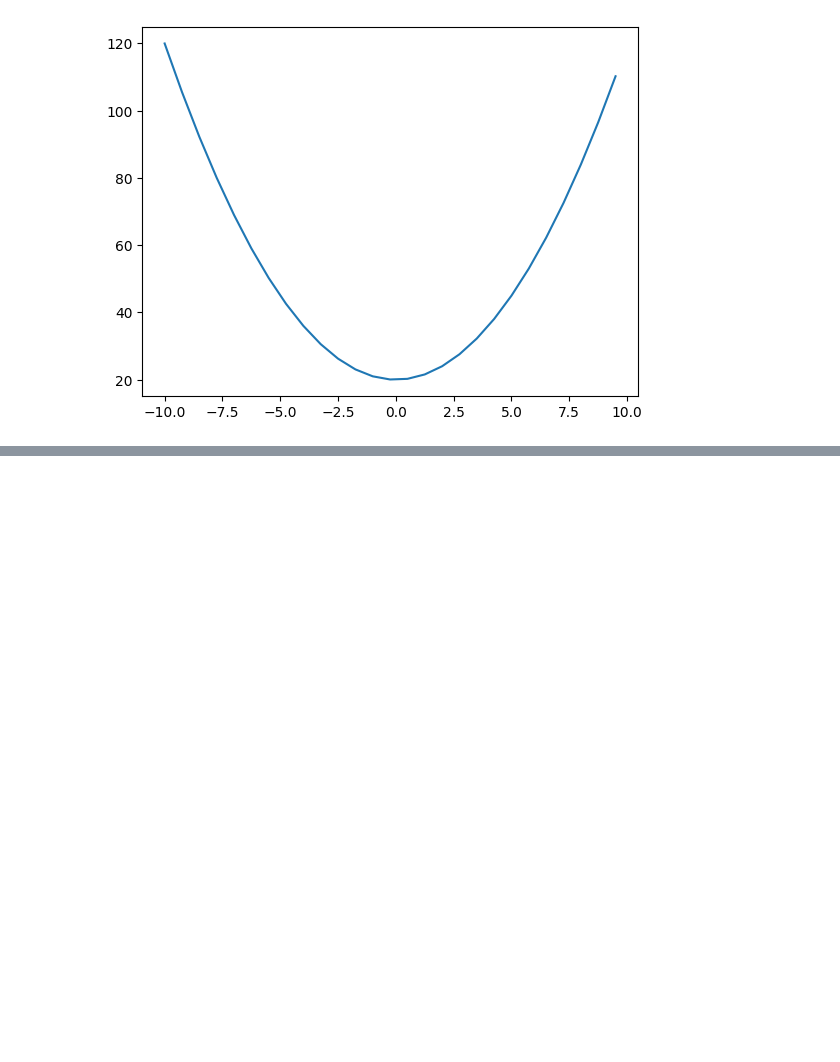
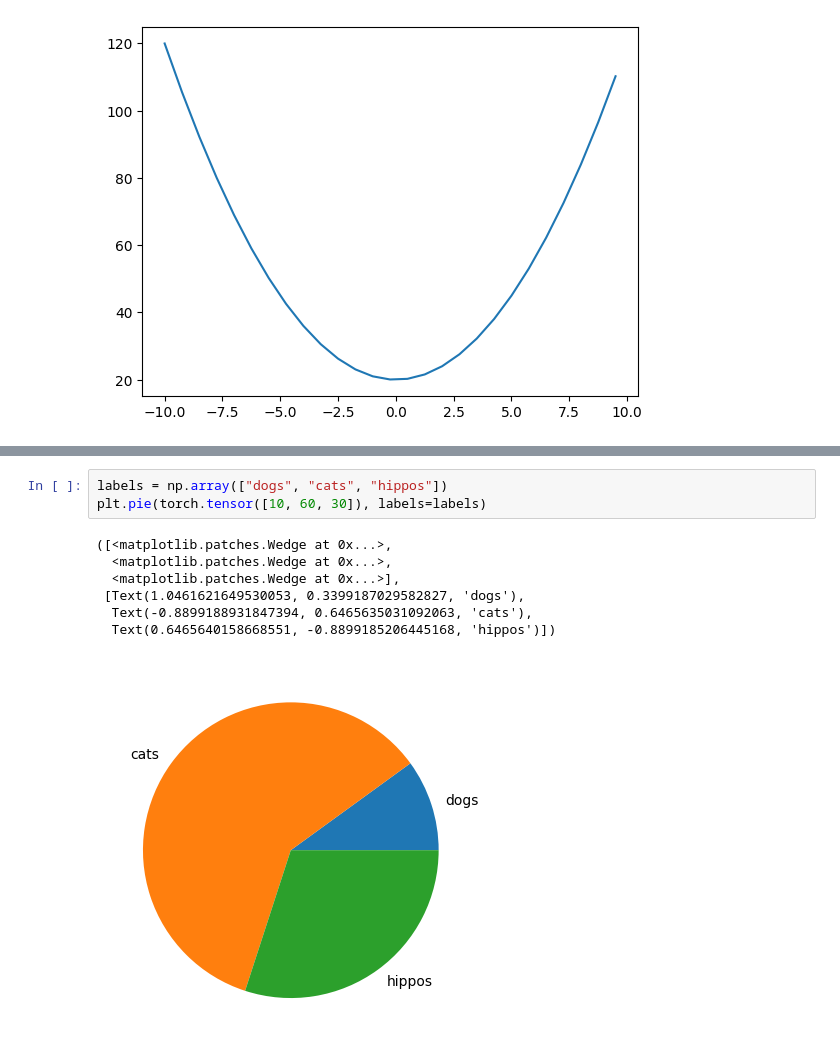
Before and after one commit to shreykx/pytorch-playground, a Jupyter notebook: pytorcher.ipynb, the cells around one changed output, grey strips where cells are left out. Cells and saved outputs as stored; diff of their text form; blank space fills up the shorter version.

```diff
--- a/pytorcher.ipynb
+++ b/pytorcher.ipynb
@@ -29,0 +40,11 @@ plt.plot(xs, ys)
+# %%
+labels = np.array(["dogs", "cats", "hippos"])
+plt.pie(torch.tensor([10, 60, 30]), labels=labels)
+# %% [output]
+([<matplotlib.patches.Wedge at 0x...>,
+  <matplotlib.patches.Wedge at 0x...>,
+  <matplotlib.patches.Wedge at 0x...>],
+ [Text(1.0461621649530053, 0.3399187029582827, 'dogs'),
+  Text(-0.8899188931847394, 0.6465635031092063, 'cats'),
+  Text(0.6465640158668551, -0.8899185206445168, 'hippos')])
+[figure, added]
```
Also changed, not shown: parts of 2 cells of this notebook.
